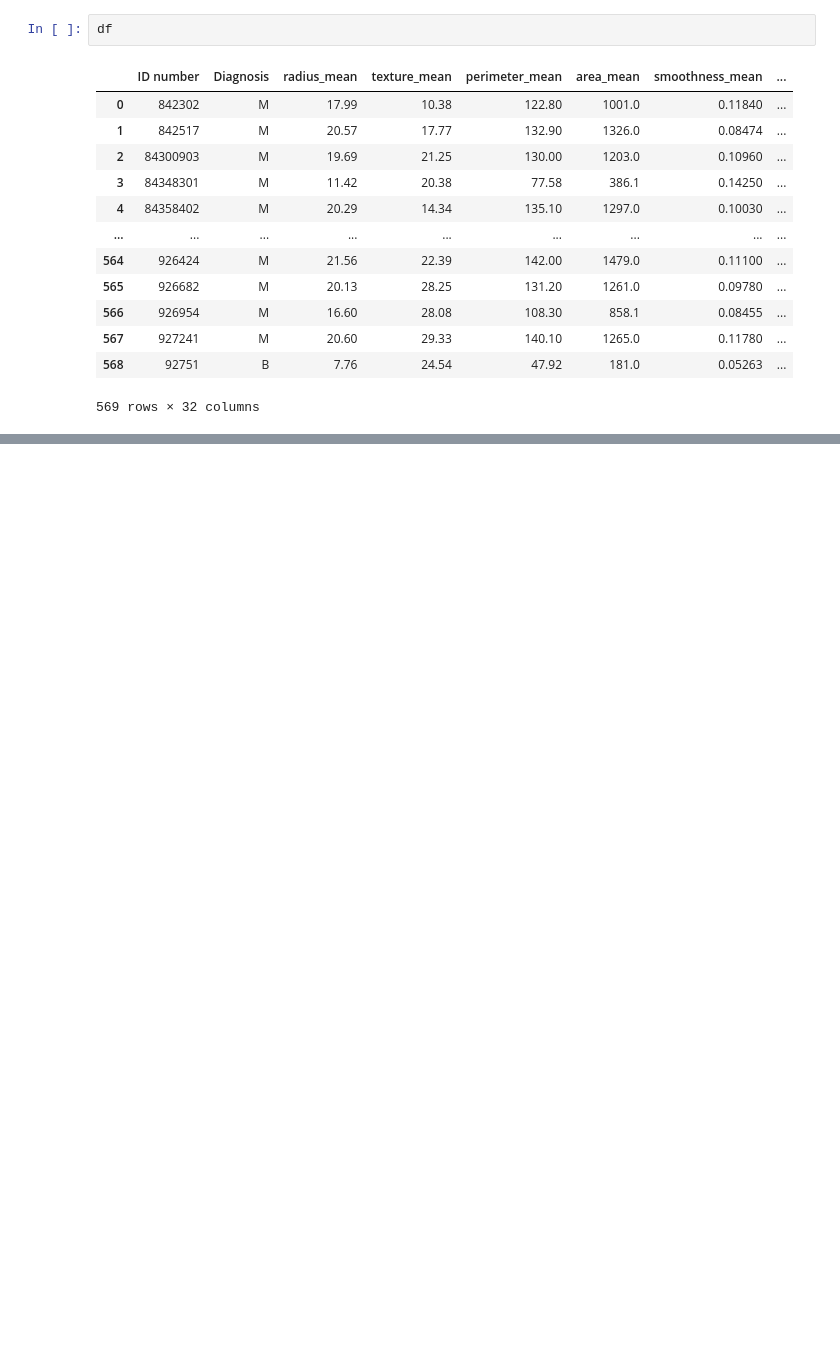
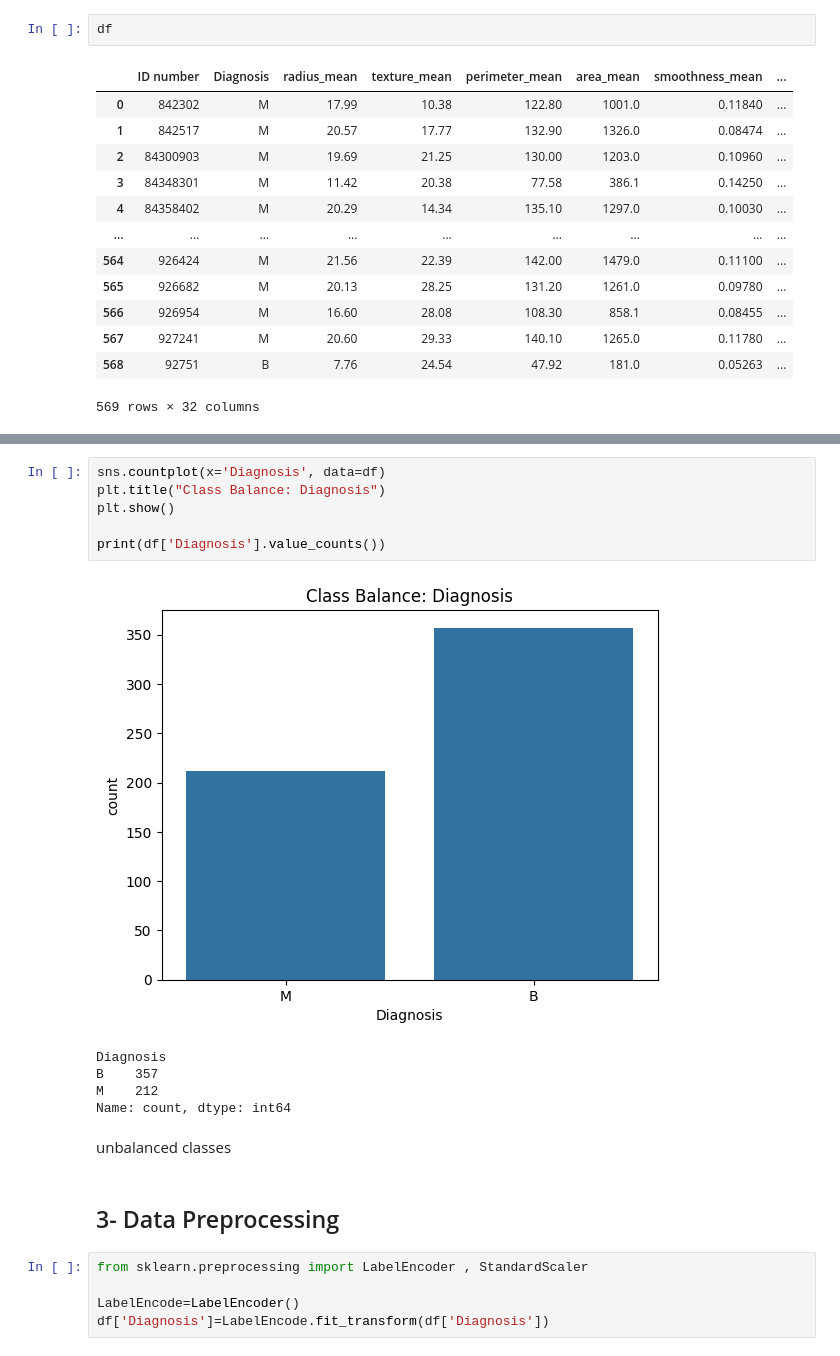
Before and after one commit to belalmohsen13/Machine_Learning, a Jupyter notebook: Classification/Classification_Task.ipynb, the cells around one changed output, grey strips where cells are left out. Saved outputs shown, nothing was run; the diff lists cells and outputs as text; blank space fills up the shorter version.

```diff
--- a/Classification/Classification_Task.ipynb
+++ b/Classification/Classification_Task.ipynb
@@ -122,0 +225,21 @@ df
+# %%
+sns.countplot(x='Diagnosis', data=df)
+plt.title("Class Balance: Diagnosis")
+plt.show()
+
+print(df['Diagnosis'].value_counts())
+# %% [output]
+[figure, added]
+Diagnosis
+B    357
+M    212
+Name: count, dtype: int64
+# %% [markdown]
+unbalanced classes
+# %% [markdown]
+## 3- Data Preprocessing
+# %%
+from sklearn.preprocessing import LabelEncoder , StandardScaler
+
+LabelEncode=LabelEncoder()
+df['Diagnosis']=LabelEncode.fit_transform(df['Diagnosis'])
```
Also changed, not shown: parts of 27 cells of this notebook.
